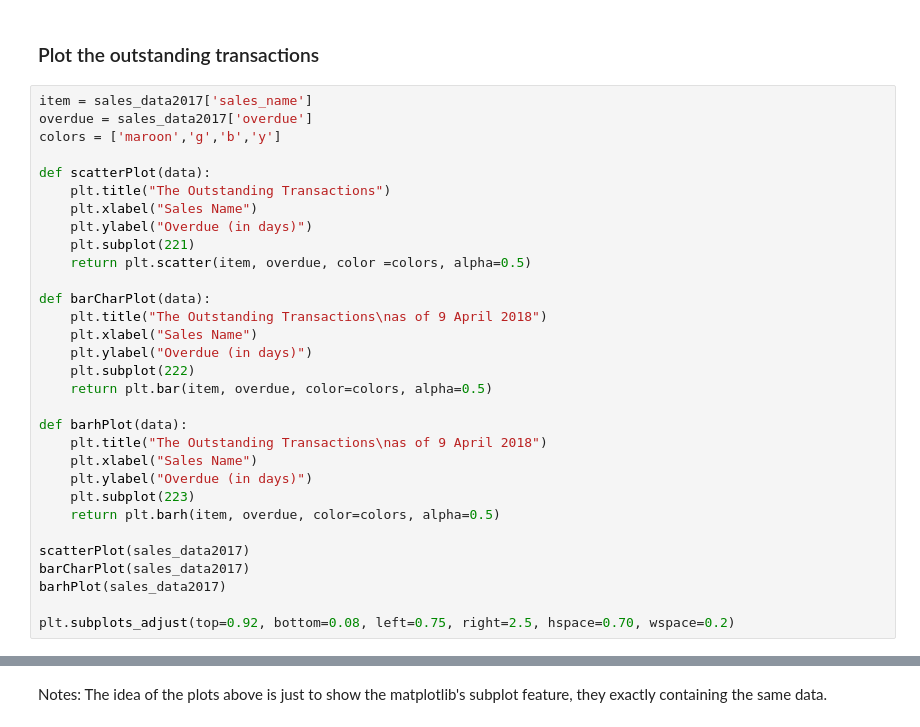
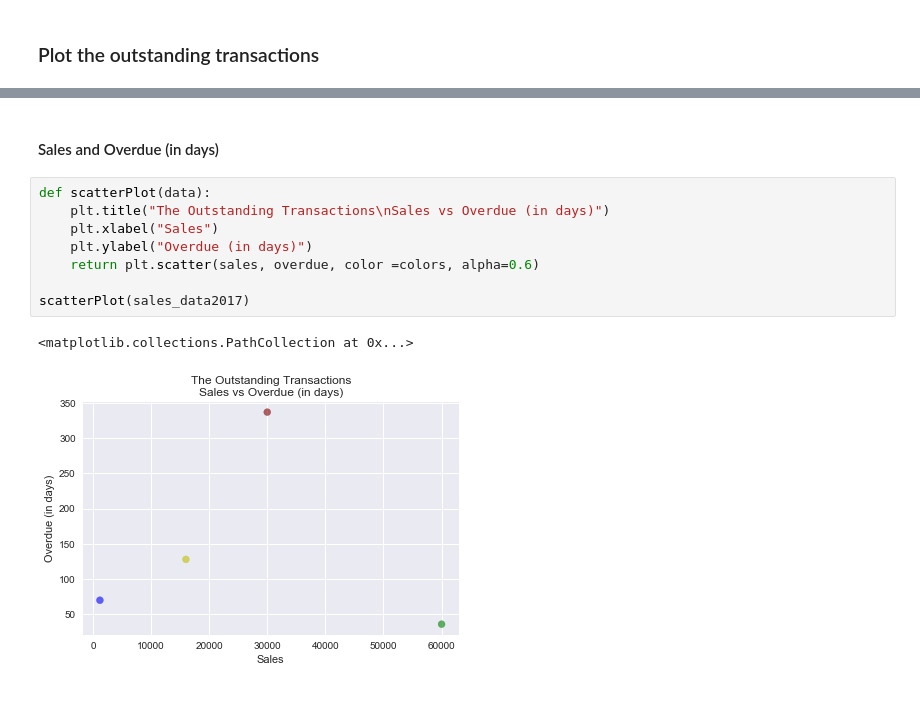
Before and after one commit to luckyp71/python_numpy_matplotlib_pandas, a Jupyter notebook: python_numpy_matplotlib_pandas.ipynb, the cells around one changed output, grey strips where cells are left out. Saved outputs shown, nothing was run; the diff lists cells and outputs as text; blank space fills up the shorter version.

```diff
--- a/python_numpy_matplotlib_pandas.ipynb
+++ b/python_numpy_matplotlib_pandas.ipynb
@@ -193,34 +189,3 @@ plt.subplots_adjust(top=0.92, bottom=0.08, left=0.75, right=2.5, hspace=0.70, ws
 Notes: The idea of the plots above is just to show the matplotlib's subplot feature, they exactly containing the same data.
 # %% [markdown]
 ### Plot the outstanding transactions
-# %%
-item = sales_data2017['sales_name']
-overdue = sales_data2017['overdue']
-colors = ['maroon','g','b','y']
-
-def scatterPlot(data):
-    plt.title("The Outstanding Transactions")
-    plt.xlabel("Sales Name")
-    plt.ylabel("Overdue (in days)")
-    plt.subplot(221)
-    return plt.scatter(item, overdue, color =colors, alpha=0.5)
-
-def barCharPlot(data):
-    plt.title("The Outstanding Transactions\nas of 9 April 2018")
-    plt.xlabel("Sales Name")
-    plt.ylabel("Overdue (in days)")
-    plt.subplot(222)
-    return plt.bar(item, overdue, color=colors, alpha=0.5)
-
-def barhPlot(data):
-    plt.title("The Outstanding Transactions\nas of 9 April 2018")
-    plt.xlabel("Sales Name")
-    plt.ylabel("Overdue (in days)")
-    plt.subplot(223)
-    return plt.barh(item, overdue, color=colors, alpha=0.5)
-
-scatterPlot(sales_data2017)
-barCharPlot(sales_data2017)
-barhPlot(sales_data2017)
-
-plt.subplots_adjust(top=0.92, bottom=0.08, left=0.75, right=2.5, hspace=0.70, wspace=0.2)
@@ -229,2 +192,13 @@ plt.subplots_adjust(top=0.92, bottom=0.08, left=0.75, right=2.5, hspace=0.70, ws
-# %% [markdown]
-Notes: The idea of the plots above is just to show the matplotlib's subplot feature, they exactly containing the same data.
+# %% [markdown]
+#### Sales and Overdue (in days)
+# %%
+def scatterPlot(data):
+    plt.title("The Outstanding Transactions\nSales vs Overdue (in days)")
+    plt.xlabel("Sales")
+    plt.ylabel("Overdue (in days)")
+    return plt.scatter(sales, overdue, color =colors, alpha=0.6)
+
+scatterPlot(sales_data2017)
+# %% [output]
+<matplotlib.collections.PathCollection at 0x...>
+[figure, added]
```
Also changed, not shown: parts of 8 cells of this notebook.
